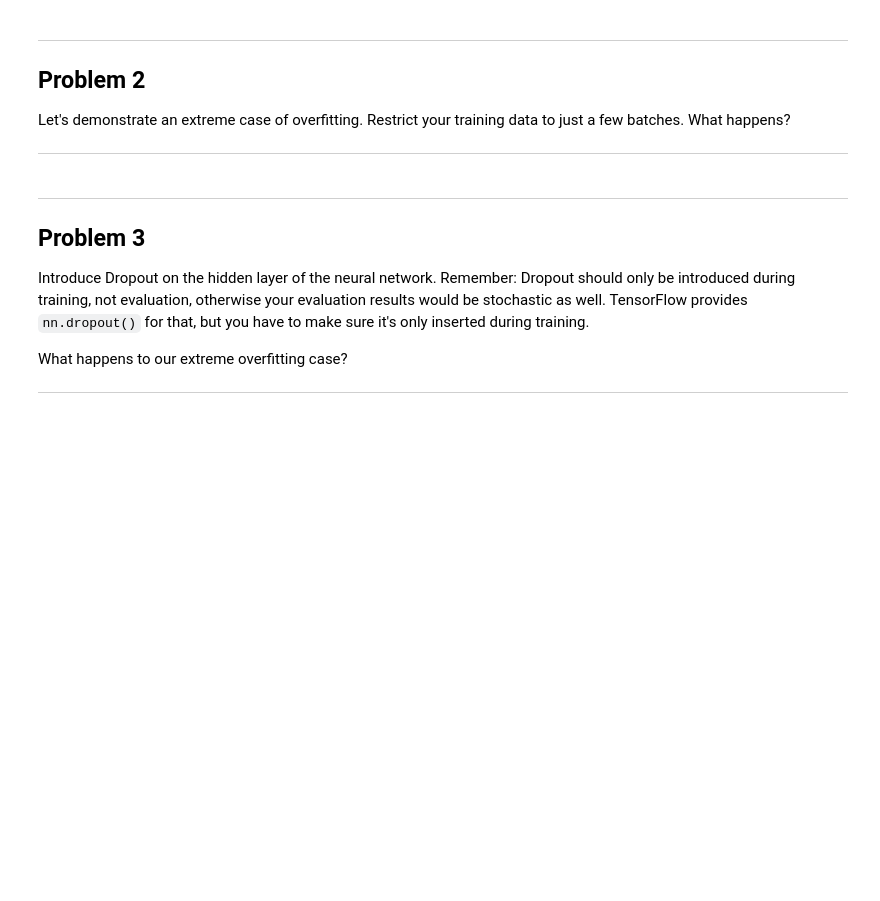
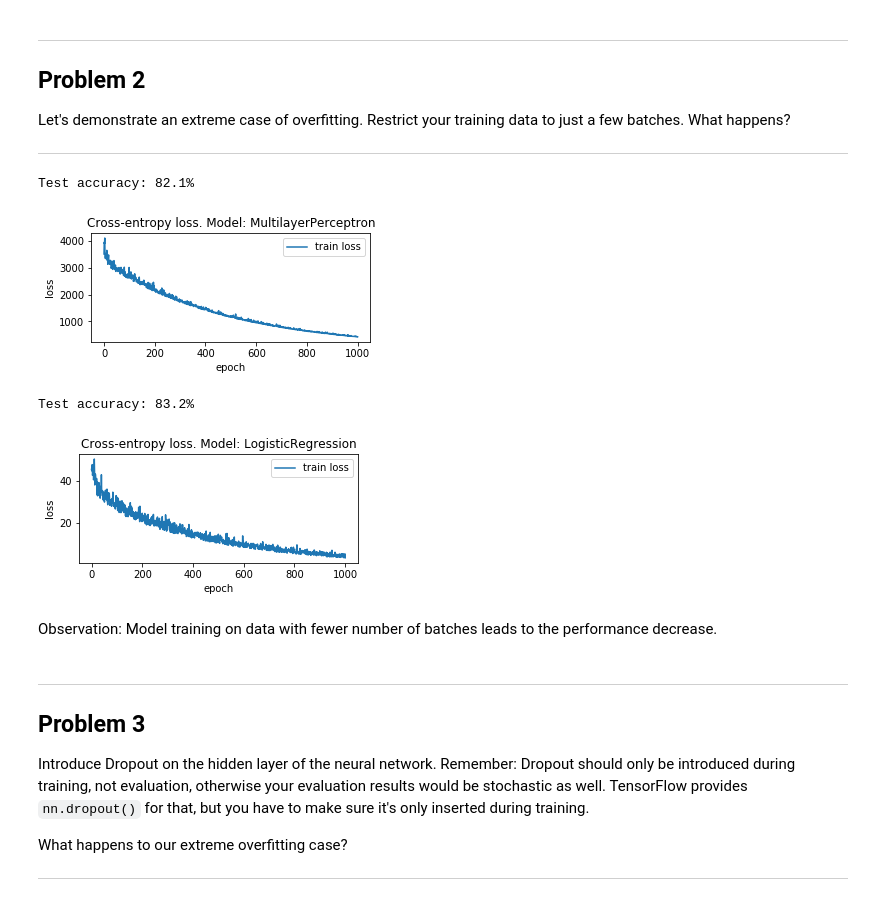
Before and after one commit to slipnitskaya/deep-learning-tensorflow-ud730, a Jupyter notebook: 3_regularization.ipynb, the cells around one changed output. Saved outputs shown, nothing was run; the diff lists cells and outputs as text; code cells hidden in the pictures; blank space fills up the shorter version.

Commit message:
adjust the number of batches

```diff
--- a/3_regularization.ipynb
+++ b/3_regularization.ipynb
@@ -174,6 +172,78 @@ Problem 2
 Let's demonstrate an extreme case of overfitting. Restrict your training data to just a few batches. What happens?
 
 ---
+# %%
+batch_size = 10
+
+for est_class in [MultilayerPerceptron, LogisticRegression]:
+    est = est_class()
+    graph = tf.Graph()
+    with graph.as_default():
+        # load datasets
+        tf_train_dataset = tf.compat.v1.placeholder(tf.float32, shape=(batch_size, n_input))
+        tf_train_labels = tf.compat.v1.placeholder(tf.float32, shape=(batch_size, n_labels))
+        tf_valid_dataset = tf.constant(valid_dataset)
+        tf_test_dataset = tf.constant(test_dataset)
+
+        # initialize weights and biases
+        weights = {
+            'h1': tf.Variable(tf.compat.v1.truncated_normal([n_input, n_hidden])),
+            'out': tf.Variable(tf.compat.v1.truncated_normal([n_hidden, n_labels])),
+            'lm': tf.Variable(tf.compat.v1.truncated_normal([n_input, n_labels]))
+        }
+        biases = {'b1': tf.Variable(tf.zeros([n_hidden])), 'out': tf.Variable(tf.zeros([n_labels]))}
+
+        # train the model
+        logits = est(tf_train_dataset)
+
+        c = 0.01
+        if isinstance(est, MultilayerPerceptron):
+            l2_regularization = np.sum([c * tf.nn.l2_loss(weights['h1']), c * tf.nn.l2_loss(biases['b1']),
+                                   c * tf.nn.l2_loss(weights['out']), c * tf.nn.l2_loss(biases['out'])])
+        else:
+            l2_regularization = np.sum([c * tf.nn.l2_loss(weights['lm']), c * tf.nn.l2_loss(biases['out'])])
+
+        loss = tf.reduce_mean(
+            tf.nn.softmax_cross_entropy_with_logits(labels=tf_train_labels, logits=logits) + l2_regularization)
+
+        optimizer = tf.compat.v1.train.GradientDescentOptimizer(lr).minimize(loss)
+
+        # get predictions
+        train_prediction = tf.nn.softmax(logits)
+        valid_prediction = tf.nn.softmax(est(tf_valid_dataset))
+        test_prediction = tf.nn.softmax(est(tf_test_dataset))
+
+    # model training
+    loss_logs = list()
+    with tf.compat.v1.Session(graph=graph) as session:
+        tf.compat.v1.global_variables_initializer().run()
+        for epoch in range(num_steps):
+            offset = (epoch * batch_size) % (train_labels.shape[0] - batch_size)
+            batch_data = train_dataset[offset:(offset + batch_size), :]
+            batch_labels = train_labels[offset:(offset + batch_size), :]
+
+            feed_dict = {tf_train_dataset : batch_data, tf_train_labels : batch_labels}
+            _, l, predictions = session.run(
+                [optimizer, loss, train_prediction], feed_dict=feed_dict)
+            loss_logs.append(l)
+        print("Test accuracy: %.1f%%" % accuracy(test_prediction.eval(), test_labels))
+
+    plt.figure(figsize=(5,2))
+    plt.plot(loss_logs, label='train loss')
+    plt.title(f'Cross-entropy loss. Model: {est.__class__.__name__}')
+    plt.xlabel('epoch')
+    plt.ylabel('loss')
+    plt.legend()
+    plt.show()
+
+    del est
+# %% [output]
+Test accuracy: 82.1%
+[figure, added]
+Test accuracy: 83.2%
+[figure, added]
+# %% [markdown]
+Observation: Model training on data with fewer number of batches leads to the performance decrease.
 # %% [markdown]
 ---
 Problem 3
```
Also changed, not shown: parts of 1 cell of this notebook.
